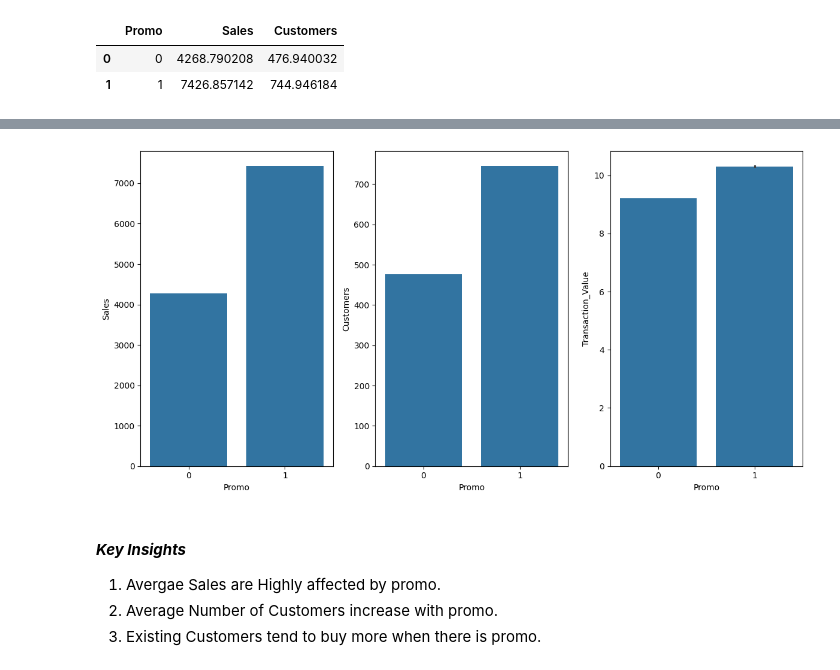
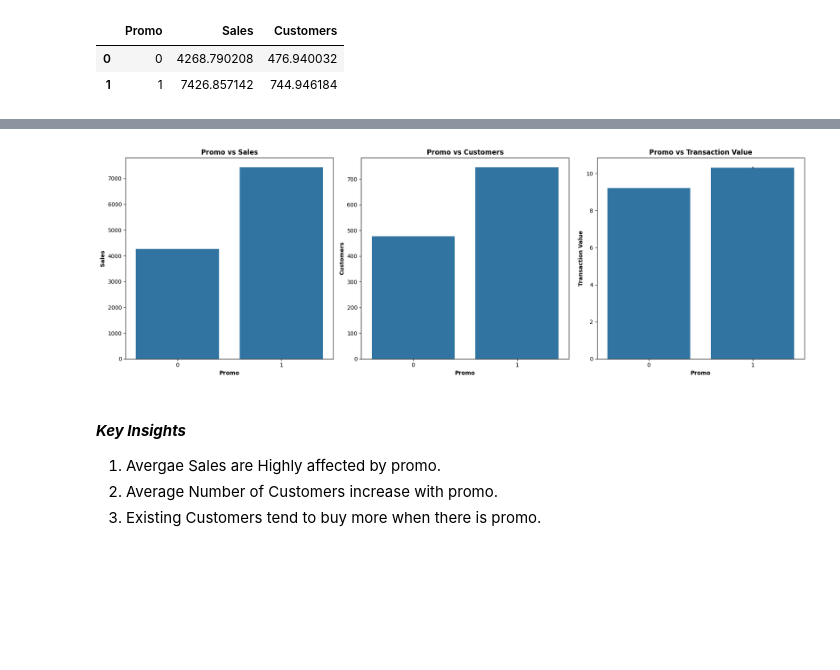
Before and after one commit to wastb/Sales-Predictive-Modelling, a Jupyter notebook: notebooks/data_exploration.ipynb, the cells around one changed output, grey strips where cells are left out. Drawn from its saved outputs; the diff is of its cells as text; code cells hidden in the pictures; blank space fills up the shorter version.

```diff
--- a/notebooks/data_exploration.ipynb
+++ b/notebooks/data_exploration.ipynb
@@ -459,15 +422,0 @@ Text(0.5, 1.0, 'Sales Distribution During, Before and After Easter')
-# %%
-# Define Holiday periods
-holiday_date = df_train_merged[df_train_merged['StateHoliday'] == 'c']['Date'].mode()[0]
-
-before_holiday_date = holiday_date - pd.Timedelta(days=7)
-after_holiday_date = holiday_date + pd.Timedelta(days=7)
-
-# Update the 'holidays' column based on conditions
-df_train_merged['holidays'] = 'None'
-df_train_merged.loc[(df_train_merged['Date'] >= before_holiday_date) & (df_train_merged['Date'] < holiday_date), 'holidays'] = 'Before'
-df_train_merged.loc[df_train_merged['Date'] == holiday_date, 'holidays'] = 'During'
-df_train_merged.loc[(df_train_merged['Date'] > holiday_date) & (df_train_merged['Date'] <= after_holiday_date), 'holidays'] = 'After'
-
-sns.barplot(data=df_train_merged, x='holidays', y='Sales')
-plt.title("Sales Distribution During, Before and After Christmas")
@@ -492,10 +459,28 @@ df_promo_grouped
 ## Assume Transaction value is used the effect of promotion on existing customers
 df_train_merged['Transaction_Value'] = df_train_merged['Sales'] / df_train_merged['Customers']
 
-fig, ax = plt.subplots(1,3, figsize=(12,6))
+# Create subplots with 1 row and 3 columns
+fig, ax = plt.subplots(1, 3, figsize=(18, 6))  # Adjusted figure size for better spacing
+
+# First barplot: Promo vs Sales
 sns.barplot(x='Promo', y='Sales', data=df_promo_grouped, ax=ax[0])
-sns.barplot(x='Promo', y='Customers', data=df_promo_grouped,ax=ax[1])
-sns.barplot(x='Promo', y='Transaction_Value', data=df_train_merged,ax=ax[2])
+ax[0].set_title("Promo vs Sales", fontsize=12, fontweight='bold')
+ax[0].set_xlabel("Promo", fontsize=10, fontweight='bold')
+ax[0].set_ylabel("Sales", fontsize=10, fontweight='bold')
+
+# Second barplot: Promo vs Customers
+sns.barplot(x='Promo', y='Customers', data=df_promo_grouped, ax=ax[1])
+ax[1].set_title("Promo vs Customers", fontsize=12, fontweight='bold')
+ax[1].set_xlabel("Promo", fontsize=10, fontweight='bold')
+ax[1].set_ylabel("Customers", fontsize=10, fontweight='bold')
+
+# Third barplot: Promo vs Transaction Value
+sns.barplot(x='Promo', y='Transaction_Value', data=df_train_merged, ax=ax[2])
+ax[2].set_title("Promo vs Transaction Value", fontsize=12, fontweight='bold')
+ax[2].set_xlabel("Promo", fontsize=10, fontweight='bold')
+ax[2].set_ylabel("Transaction Value", fontsize=10, fontweight='bold')
+
+# Adjust layout for better spacing
 plt.tight_layout()
 plt.show()
 # %% [output]
@@ -508,4 +487,4 @@ plt.show()
-[figure, old version]
+[figure, new version]
 # %% [markdown]
 #### ***Key Insights***
 
```
Also changed, not shown: parts of 28 cells of this notebook, 1 other file.
